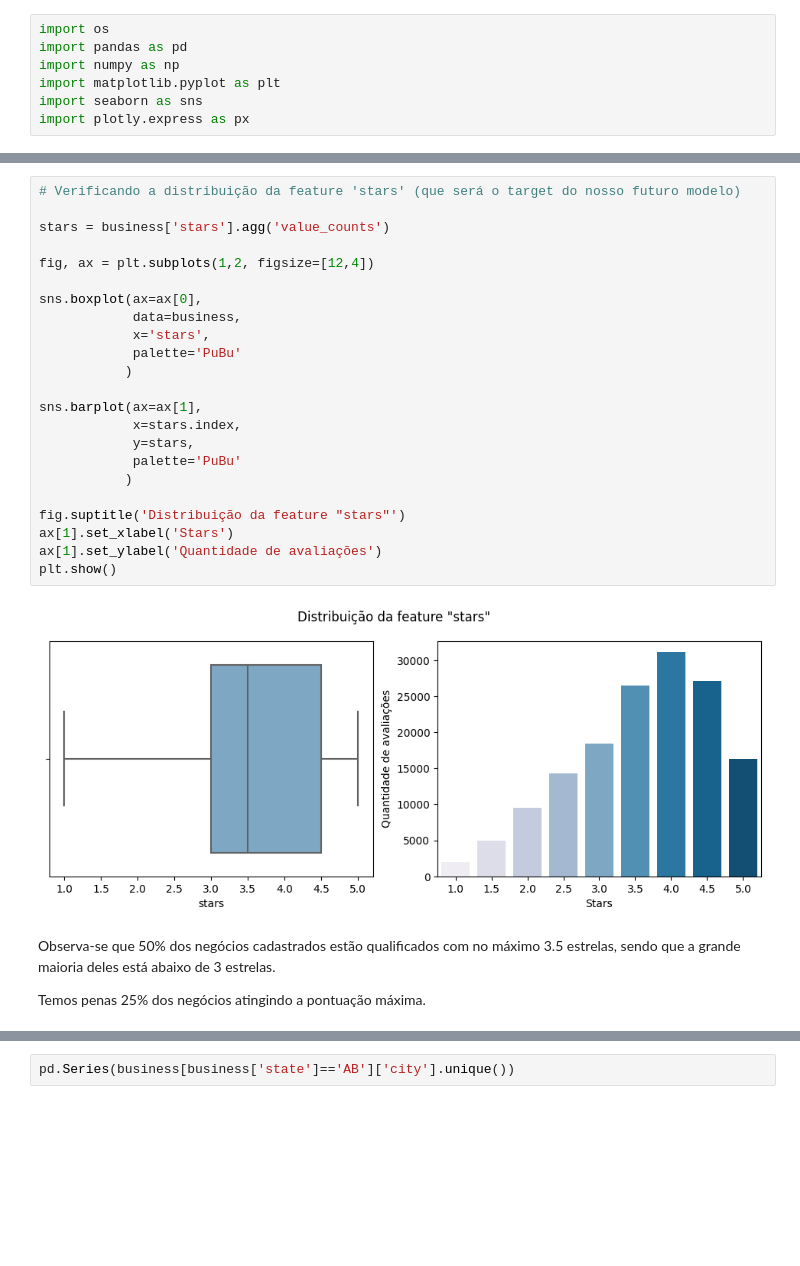
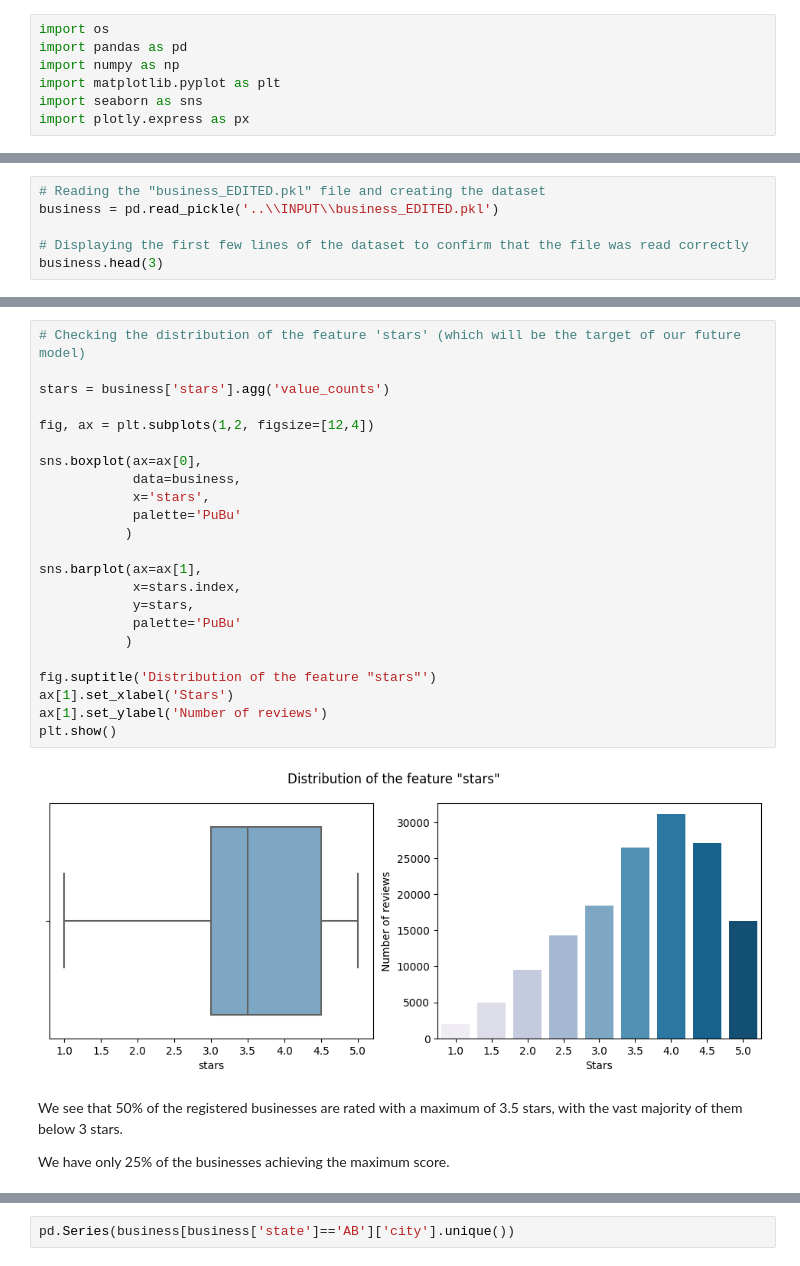
Before and after one commit to thiagopastre/PORTFOLIO, a Jupyter notebook: YELP_project/SOURCES/3_Business_EDA.ipynb, the cells around one changed output, grey strips where cells are left out. Saved outputs shown, nothing was run; the diff lists cells and outputs as text; blank space fills up the shorter version.

```diff
--- a/YELP_project/SOURCES/3_Business_EDA.ipynb
+++ b/YELP_project/SOURCES/3_Business_EDA.ipynb
@@ -36,0 +20,6 @@ business.head(3)
+# %%
+# Reading the "business_EDITED.pkl" file and creating the dataset
+business = pd.read_pickle('..\\INPUT\\business_EDITED.pkl')
+
+# Displaying the first few lines of the dataset to confirm that the file was read correctly
+business.head(3)
@@ -37,30 +32,30 @@ business.head(3)
 # %%
-# Verificando a distribuição da feature 'stars' (que será o target do nosso futuro modelo)
+# Checking the distribution of the feature 'stars' (which will be the target of our future model)
 
 stars = business['stars'].agg('value_counts')
 
 fig, ax = plt.subplots(1,2, figsize=[12,4])
 
 sns.boxplot(ax=ax[0],
             data=business,
             x='stars',
             palette='PuBu'
            )
 
 sns.barplot(ax=ax[1],
             x=stars.index,
             y=stars,
             palette='PuBu'
            )
 
-fig.suptitle('Distribuição da feature "stars"')
+fig.suptitle('Distribution of the feature "stars"')
 ax[1].set_xlabel('Stars')
-ax[1].set_ylabel('Quantidade de avaliações')
+ax[1].set_ylabel('Number of reviews')
 plt.show()
 # %% [output]
-[figure, old version]
+[figure, new version]
-# %% [markdown]
-Observa-se que 50% dos negócios cadastrados estão qualificados com no máximo 3.5 estrelas, sendo que a grande maioria deles está abaixo de 3 estrelas.
-
-Temos penas 25% dos negócios atingindo a pontuação máxima.
+# %% [markdown]
+We see that 50% of the registered businesses are rated with a maximum of 3.5 stars, with the vast majority of them below 3 stars.
+
+We have only 25% of the businesses achieving the maximum score.
 # %%
```
Also changed, not shown: parts of 27 cells of this notebook.
